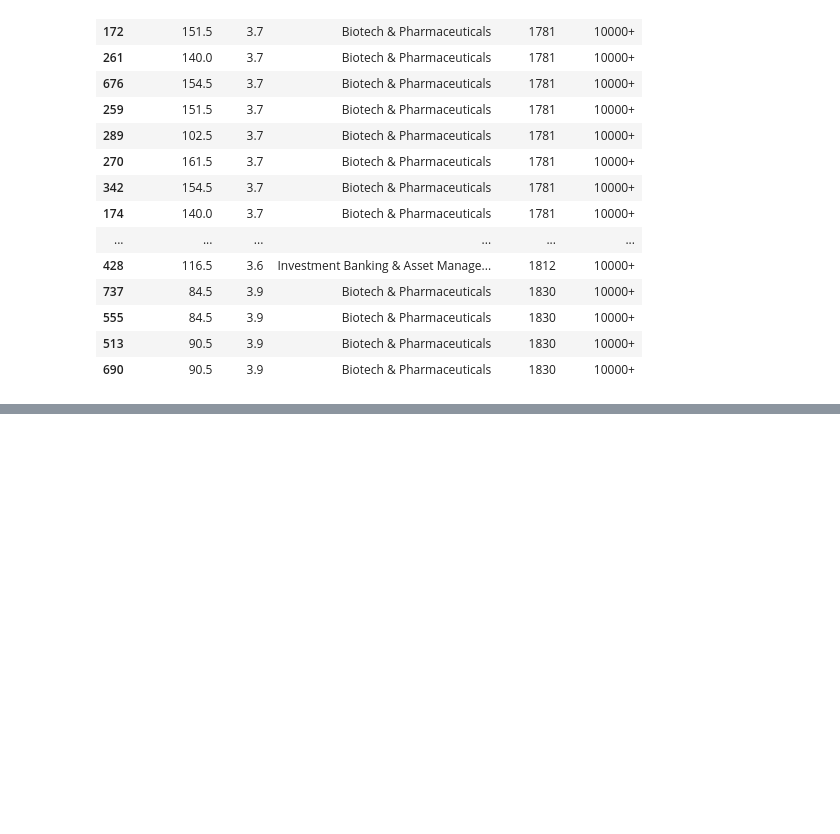
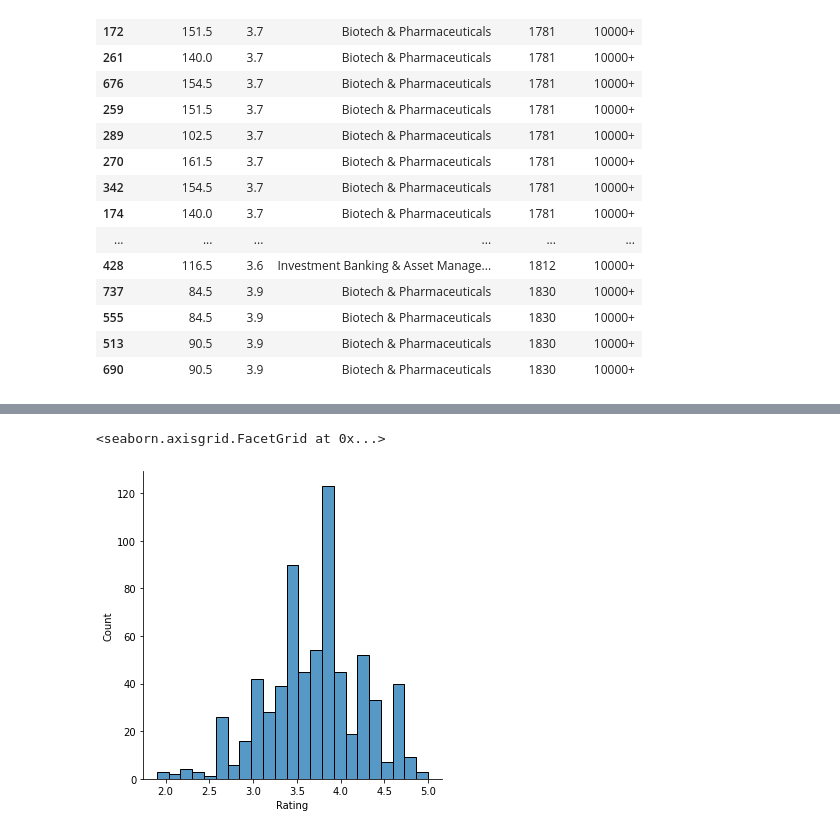
Before and after one commit to ramssrez/proyectoDevF, a Jupyter notebook: ProyectoDev.ipynb, the cells around one changed output, grey strips where cells are left out. Saved outputs shown, nothing was run; the diff lists cells and outputs as text; code cells hidden in the pictures; blank space fills up the shorter version.

```diff
--- a/ProyectoDev.ipynb
+++ b/ProyectoDev.ipynb
@@ -68,0 +84,5 @@ by_year.head(20)
+# %%
+sns.displot(by_year['Rating'])
+# %% [output]
+<seaborn.axisgrid.FacetGrid at 0x...>
+[figure, added]
```
Also changed, not shown: parts of 6 cells of this notebook, 1 other file.
